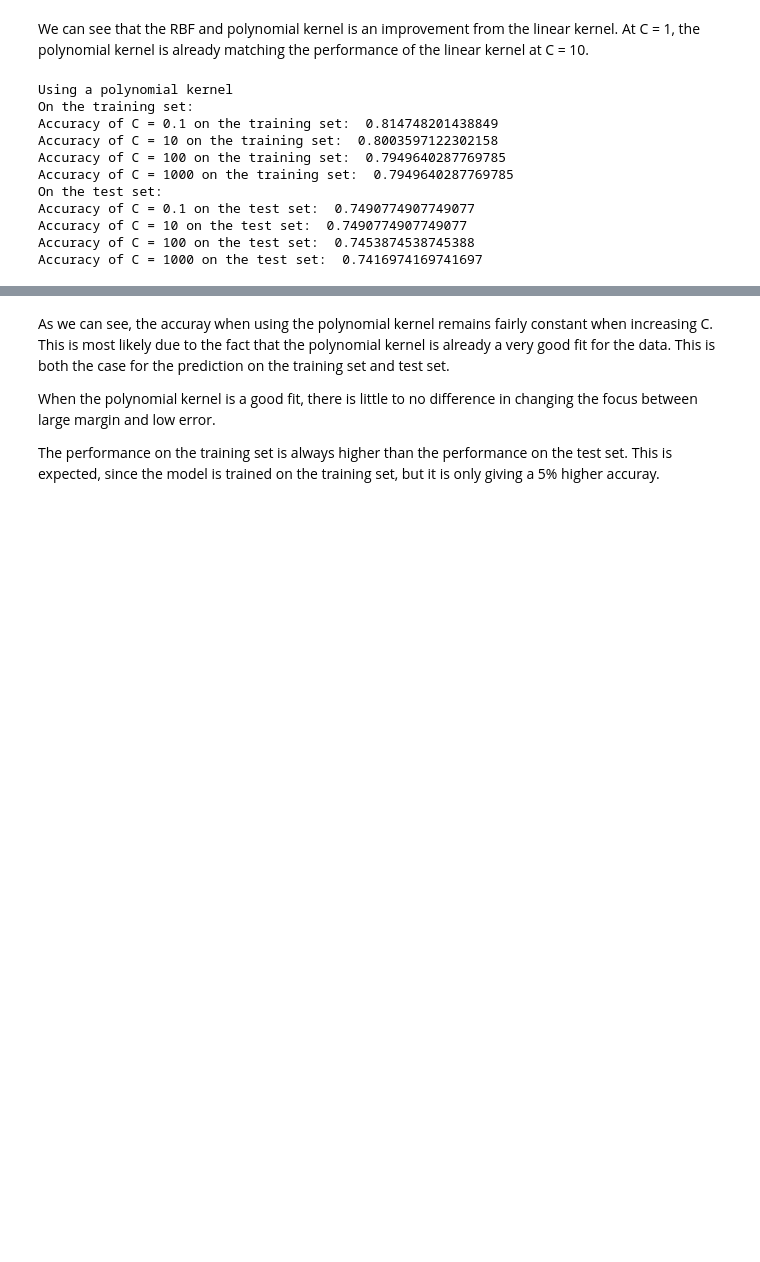
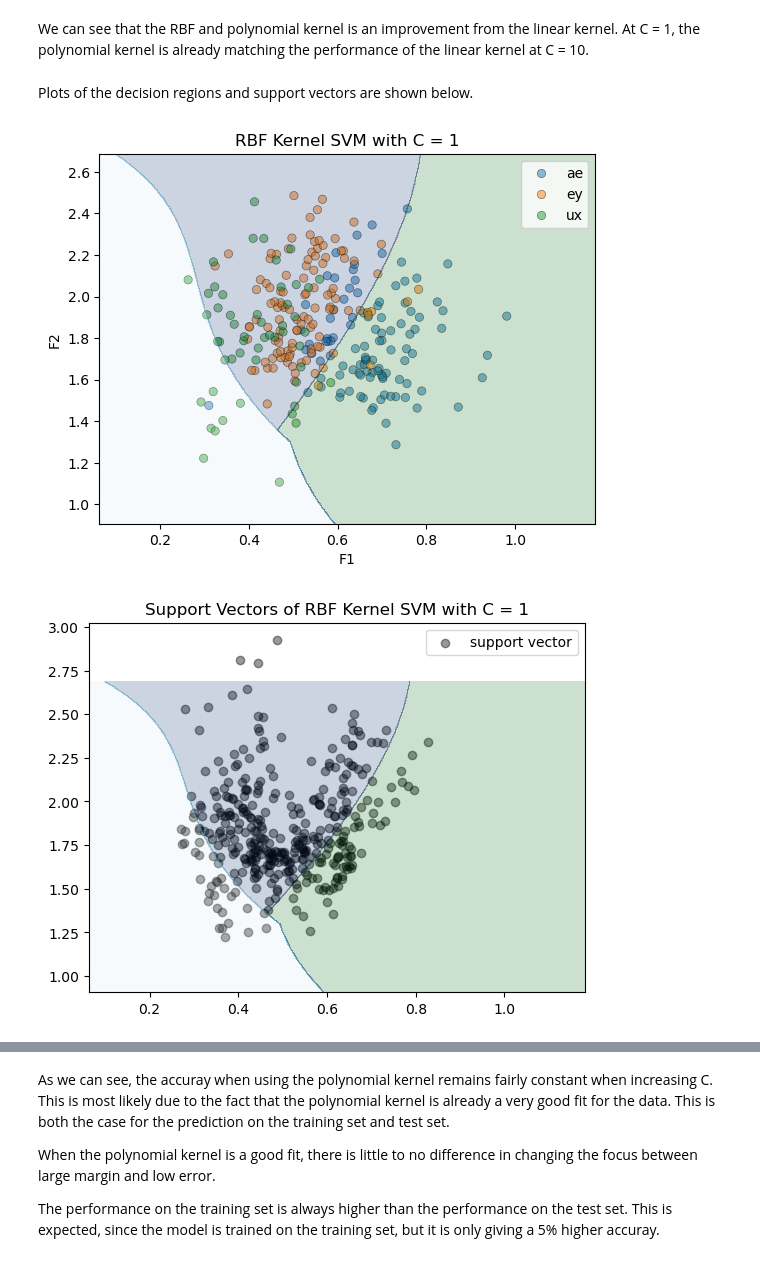
Before and after one commit to martinfsl/TTT4185, a Jupyter notebook: Assignments/Assignment_2/TTT4185_assignment_2_v2.ipynb, the cells around one changed output, grey strips where cells are left out. Drawn from its saved outputs; the diff is of its cells as text; code cells hidden in the pictures; blank space fills up the shorter version.

```diff
--- a/Assignments/Assignment_2/TTT4185_assignment_2_v2.ipynb
+++ b/Assignments/Assignment_2/TTT4185_assignment_2_v2.ipynb
@@ -629,51 +672,11 @@ Accuracy of Polynomial on the test set:  0.7564575645756457
 Accuracy of Sigmoid on the test set:  0.42066420664206644
 # %% [markdown]
 We can see that the RBF and polynomial kernel is an improvement from the linear kernel. At C = 1, the polynomial kernel is already matching the performance of the linear kernel at C = 10.
-# %%
-Cs_v2 = [0.1, 10, 100, 1000]
-
-cls_0point1_polynomial = SVC(kernel='poly', C=Cs_v2[0], decision_function_shape='ovo')
-cls_10_polynomial = SVC(kernel='poly', C=Cs_v2[1], decision_function_shape='ovo')
-cls_100_polynomial = SVC(kernel='poly', C=Cs_v2[2], decision_function_shape='ovo')
-cls_1000_polynomial = SVC(kernel='poly', C=Cs_v2[3], decision_function_shape='ovo')
-
-cls_0point1_polynomial.fit(training_set, training_labels)
-cls_10_polynomial.fit(training_set, training_labels)
-cls_100_polynomial.fit(training_set, training_labels)
-cls_1000_polynomial.fit(training_set, training_labels)
-
-pred_0point1_polynomial = cls_0point1_polynomial.predict(testing_set)
-pred_10_polynomial = cls_10_polynomial.predict(testing_set)
-pred_100_polynomial = cls_100_polynomial.predict(testing_set)
-pred_1000_polynomial = cls_1000_polynomial.predict(testing_set)
-
-pred_0point1_polynomial_training = cls_0point1_polynomial.predict(training_set)
-pred_10_polynomial_training = cls_10_polynomial.predict(training_set)
-pred_100_polynomial_training = cls_100_polynomial.predict(training_set)
-pred_1000_polynomial_training = cls_1000_polynomial.predict(training_set)
-
-print("Using a polynomial kernel")
-
-print("On the training set:")
-print("Accuracy of C = 0.1 on the training set: ", accuracy_score(training_labels, pred_0point1_polynomial_training))
-print("Accuracy of C = 10 on the training set: ", accuracy_score(training_labels, pred_10_polynomial_training))
-print("Accuracy of C = 100 on the training set: ", accuracy_score(training_labels, pred_100_polynomial_training))
-print("Accuracy of C = 1000 on the training set: ", accuracy_score(training_labels, pred_1000_polynomial_training))
-
-print("On the test set:")
-print("Accuracy of C = 0.1 on the test set: ", accuracy_score(testing_labels, pred_0point1_polynomial))
-print("Accuracy of C = 10 on the test set: ", accuracy_score(testing_labels, pred_10_polynomial))
-print("Accuracy of C = 100 on the test set: ", accuracy_score(testing_labels, pred_100_polynomial))
-print("Accuracy of C = 1000 on the test set: ", accuracy_score(testing_labels, pred_1000_polynomial))
-# %% [output]
-Using a polynomial kernel
-On the training set:
-Accuracy of C = 0.1 on the training set:  0.814748201438849
-Accuracy of C = 10 on the training set:  0.8003597122302158
-Accuracy of C = 100 on the training set:  0.7949640287769785
-Accuracy of C = 1000 on the training set:  0.7949640287769785
-On the test set:
-Accuracy of C = 0.1 on the test set:  0.7490774907749077
-Accuracy of C = 10 on the test set:  0.7490774907749077
-Accuracy of C = 100 on the test set:  0.7453874538745388
-Accuracy of C = 1000 on the test set:  0.7416974169741697
+# %% [markdown]
+Plots of the decision regions and support vectors are shown below.
+# %%
+PlotSVMDecisionRegions(cls_rbf, testing_set, testing_labels_phonemes, title = "RBF Kernel SVM with C = 1")
+PlotSupportVectors(cls_rbf, testing_set, testing_labels_phonemes, title = "Support Vectors of RBF Kernel SVM with C = 1")
+# %% [output]
+[figure, added]
+[figure, added]
```
Also changed, not shown: parts of 16 cells of this notebook.
